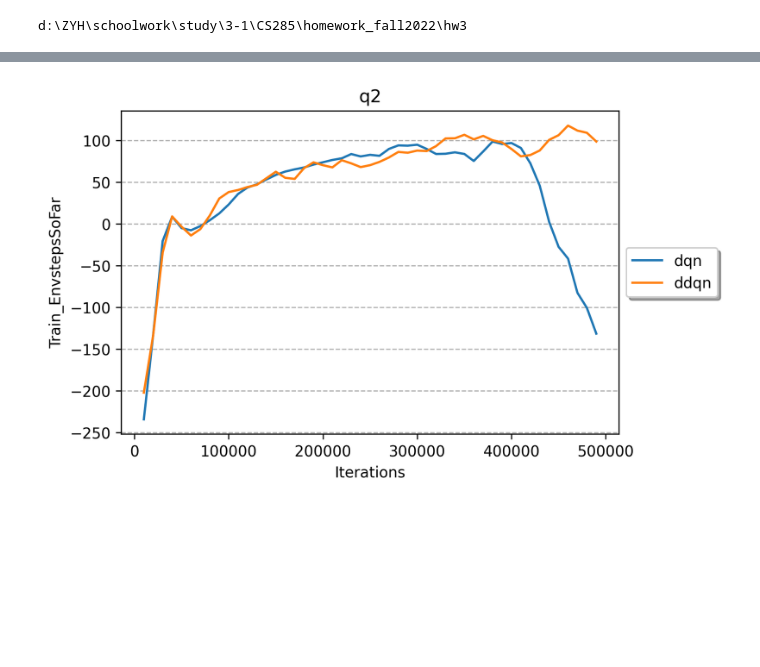
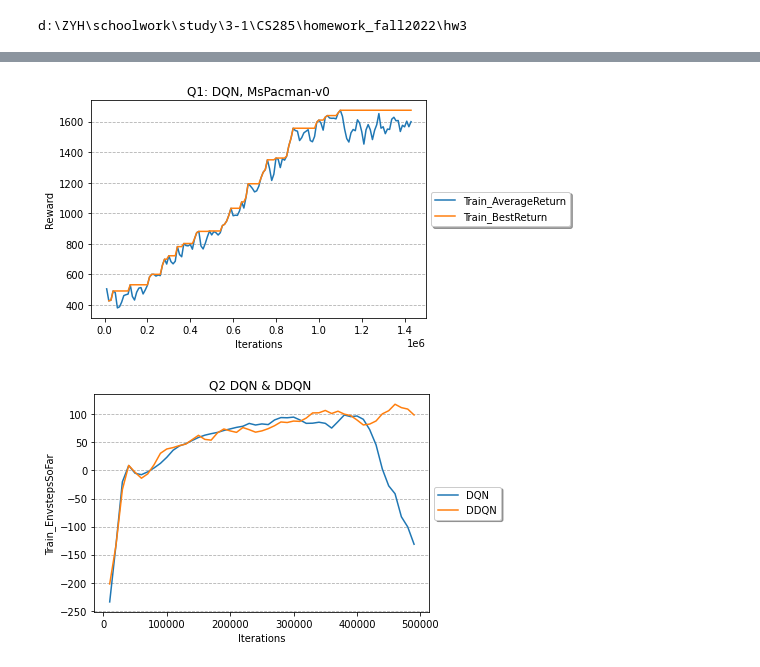
Before and after one commit to EthanZyh/CS285_Homework_fall2022, a Jupyter notebook: hw3/cs285/scripts/plot.ipynb, the cells around one changed output, grey strips where cells are left out. Saved outputs shown, nothing was run; the diff lists cells and outputs as text; code cells hidden in the pictures; blank space fills up the shorter version.

```diff
--- a/hw3/cs285/scripts/plot.ipynb
+++ b/hw3/cs285/scripts/plot.ipynb
@@ -55,23 +42,40 @@ plot_experiments('q1-test', experiments)
+# %%
+# 'q1': 'q1_MsPacman-v0_04-10-2022_03-22-49',
+# 'q1-test': 'q1_LunarLander-v3_02-10-2022_04-13-21',
+plt.figure()
+steps, avg = load_event_return('q1_MsPacman-v0_04-10-2022_03-22-49', key='Train_AverageReturn')
+plt.plot(steps, avg)
+steps, bst = load_event_return('q1_MsPacman-v0_04-10-2022_03-22-49', key='Train_BestReturn')
+plt.plot(steps, bst)
+plt.title('Q1: DQN, MsPacman-v0')
+plt.xlabel('Iterations')
+plt.ylabel('Reward')
+plt.grid(True, axis='y', linestyle='--')
+plt.legend(['Train_AverageReturn', 'Train_BestReturn'], loc='center left', bbox_to_anchor=(1, 0.5), fancybox=True, shadow=True)
+plt.show()
+plt.close()
+# %% [output]
+[figure, added]
 # %%
 steps, ddqn1 = load_event_return('q2_doubledqn_1_LunarLander-v3_02-10-2022_04-32-46')
 steps, ddqn2 = load_event_return('q2_doubledqn_2_LunarLander-v3_02-10-2022_04-53-01')
 steps, ddqn3 = load_event_return('q2_doubledqn_3_LunarLander-v3_02-10-2022_05-14-07')
 ddqn_avg = (ddqn1+ddqn2+ddqn3) / 3
 steps, dqn1 = load_event_return('q2_dqn_1_LunarLander-v3_02-10-2022_05-46-58')
 steps, dqn2 = load_event_return('q2_dqn_2_LunarLander-v3_02-10-2022_06-11-12')
 steps, dqn3 = load_event_return('q2_dqn_3_LunarLander-v3_02-10-2022_06-35-28')
 dqn_avg = (dqn1+dqn2+dqn3) / 3
 plt.figure()
 plt.plot(steps, dqn_avg)
 plt.plot(steps, ddqn_avg)
-plt.title('q2')
+plt.title('Q2 DQN & DDQN ')
 plt.xlabel('Iterations')
 plt.ylabel('Train_EnvstepsSoFar')
 plt.grid(True, axis='y', linestyle='--')
-plt.legend(['dqn','ddqn'], loc='center left', bbox_to_anchor=(1, 0.5), fancybox=True, shadow=True)
+plt.legend(['DQN','DDQN'], loc='center left', bbox_to_anchor=(1, 0.5), fancybox=True, shadow=True)
 plt.show()
 plt.close()
 # %% [output]
-[figure, old version]
+[figure, new version]
 # %%
 experiments = {
```
Also changed, not shown: parts of 6 cells of this notebook, 4 other files.
